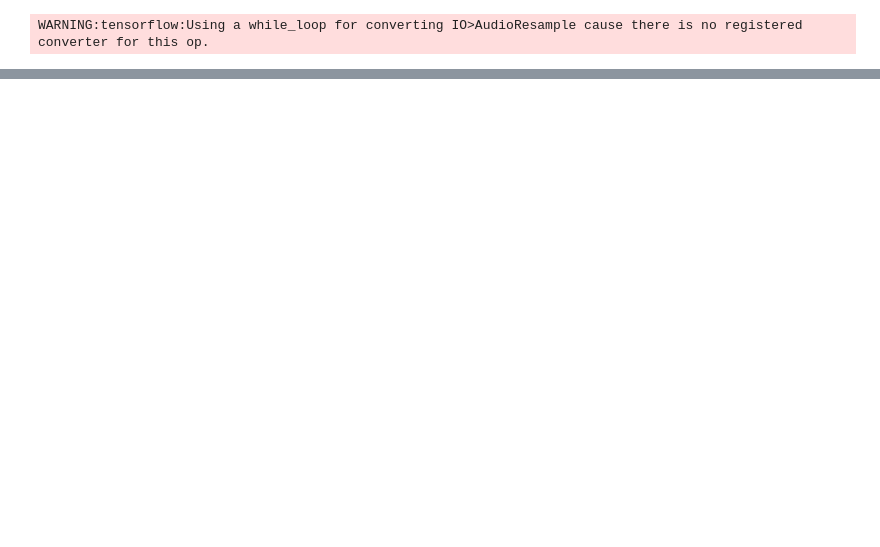
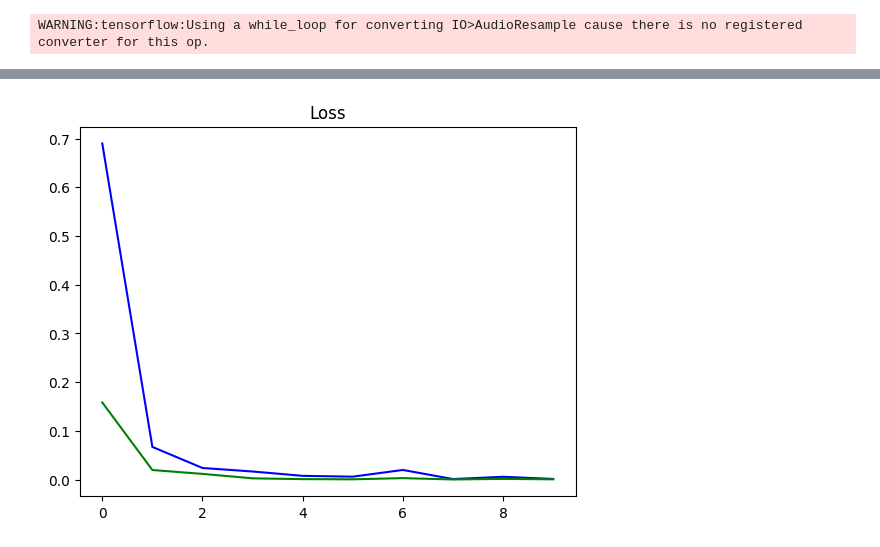
Before and after one commit to v-zeng/python_projects, a Jupyter notebook: tf_audio_classifier.ipynb, the cells around one changed output, grey strips where cells are left out. Saved outputs shown, nothing was run; the diff lists cells and outputs as text; code cells hidden in the pictures; blank space fills up the shorter version.

Commit message:
create sequential model, fit, view loss and KPI plots

```diff
--- a/tf_audio_classifier.ipynb
+++ b/tf_audio_classifier.ipynb
@@ -186,3 +187,10 @@ data = data.batch(16) # combine elements, 16 samples per batch
 data = data.prefetch(8) # prefetch 8 examples to mitigate bottlenecking
 # %% [output]
 WARNING:tensorflow:Using a while_loop for converting IO>AudioResample cause there is no registered converter for this op.
+# %%
+# train test split (75/25)
+total_samples = len(data) # 51
+train_size = round(total_samples*0.75) # 38
+test_size = total_samples-train_size # 13
+train = data.take(train_size) # take 75% of data for train
+test = data.skip(train_size).take(test_size) # skip 75% taken for train, 25% remaining is test
@@ -188,0 +211,17 @@ WARNING:tensorflow:Using a while_loop for converting IO>AudioResample cause ther
+# %%
+# build sequential model
+tf.keras.backend.clear_session() # release global state, clear clutter from multiple model runs
+model = Sequential() # instantiate
+model.add(Conv2D(16, (3,3), activation='relu', input_shape=(1491,257,1))) # input shape previously defined, 2D convolution layer with 32 output filters, a 3x3 kernel size, rectified linear unit
+model.add(MaxPooling2D((2,2))) # downsample, 2x2 pool_size
+model.add(Conv2D(16, (3,3), activation='relu'))
+model.add(MaxPooling2D((2,2)))
+model.add(Flatten()) # flatten to single dim
+model.add(Dense(128, activation='relu')) # first layer, densely-connected 128 units
+model.add(Dropout(0.2)) # randomly drop nodes at rate of 0.2, prevent overfitting
+model.add(Dense(64, activation='relu'))
+model.add(Dropout(0.2))
+model.add(Dense(1, activation='sigmoid')) #
+# %%
+# compile model
+model.compile('Adam', loss='BinaryCrossentropy', metrics=[tf.keras.metrics.Recall(),tf.keras.metrics.Precision()])
@@ -188,0 +248,4 @@ WARNING:tensorflow:Using a while_loop for converting IO>AudioResample cause ther
+# %%
+# fit model, list successive losses and metrics
+epochs=10 # 10 cycles through training data, 1 cycle = fwd and back pass
+history = model.fit(train, epochs=epochs,validation_data=test)
@@ -188,0 +273,8 @@ WARNING:tensorflow:Using a while_loop for converting IO>AudioResample cause ther
+# %%
+# visualize loss
+plt.title('Loss')
+plt.plot(history.history['loss'], 'b')
+plt.plot(history.history['val_loss'], 'g')
+plt.show()
+# %% [output]
+[figure, added]
```
Also changed, not shown: parts of 14 cells of this notebook.
